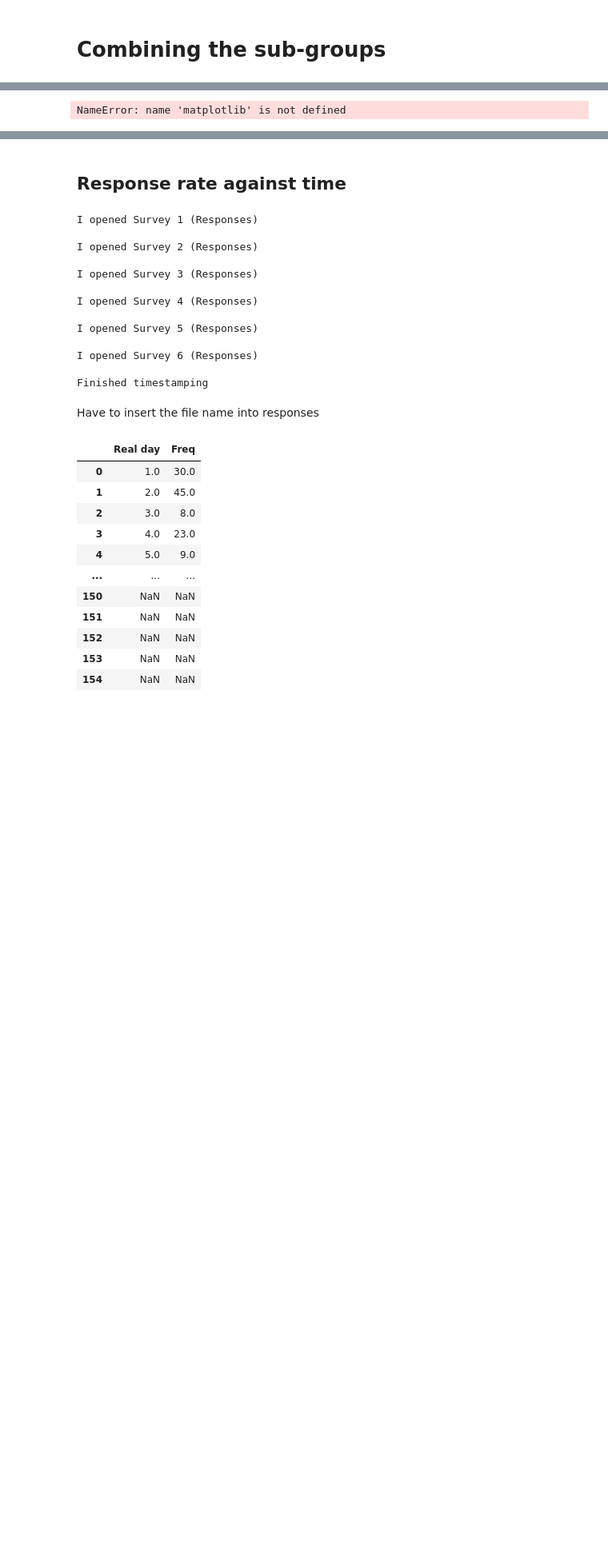
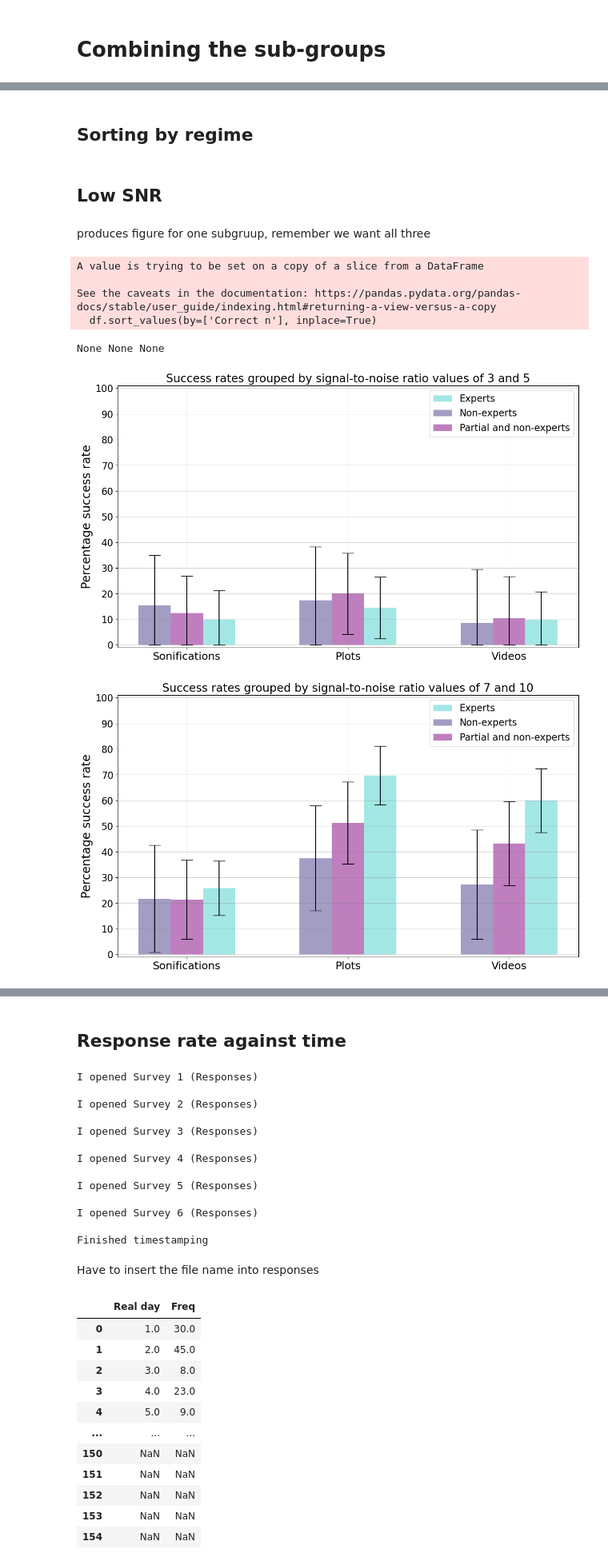
Before and after one commit to jacktuckerbrown/star-sound, a Jupyter notebook: analysis.ipynb, the cells around one changed output, grey strips where cells are left out. Shown at 80% size. Drawn from its saved outputs; the diff is of its cells as text; code cells hidden in the pictures; blank space fills up the shorter version.

Commit message:
got results for different regimes

```diff
--- a/analysis.ipynb
+++ b/analysis.ipynb
@@ -1866,0 +1723,2 @@ snr = 7, 10
+# %% [markdown]
+## Sorting by regime
@@ -1867,25 +1810,59 @@ snr = 7, 10
+# %% [markdown]
+## Low SNR
+# %% [markdown]
+produces figure for one subgruup, remember we want all three
 # %%
-matplotlib.rcParams.update({'font.size': 16})
-f, ax = plt.subplots(111,figsize=(14,8))
-ax = plt.subplot(111)
-ax.bar([x + 0.1 for x in [0,0.5,1]], [x*100 for x in suc_expert71012],
-       yerr = [x*100 for x in errsuc_expert71012], width=0.2,
-       color='mediumturquoise', align='center',alpha=0.5,capsize=10,label='Astronomers')
-ax.bar([x - 0.1 for x in [0,0.5,1]], [x*100 for x in suc_expert71012],
-       yerr = [x*100 for x in err_suc_expert71012],width=0.2,
-       color='darkslateblue', align='center',alpha=0.5,capsize=10,label='Non-astronomers')
-ax.set_xlabel("",fontsize=20)
-ax.set_ylabel("Percentage of users",fontsize=20)
-ax.legend(loc='best')
+def produce_regime_figure(regime_arr):
 
-plt.xticks([0,0.5,1],fontsize=18)
-ax.set_ylabel("Percentage success rate")
-ax.set_title("Success rate for light curves of 1,2 transits at SNR = 7,10")
-x_formatter = ticker.FixedFormatter(["Sonifications","Plots","Videos"])
-x_locator = ticker.FixedLocator([0,0.5,1])
-ax.xaxis.set_major_formatter(x_formatter)
-ax.xaxis.set_major_locator(x_locator)
-plt.gcf()
-#plt.savefig("bar of n = 1,2 transits, SNR = 7, 10.jpg")
+    suc = [extract_regime(sets_expert,regime_arr)[0],extract_regime(sets_nexpert,regime_arr)[0],extract_regime(sets_pexpert,regime_arr)[0]]
+    err = [extract_regime(sets_expert,regime_arr)[1],extract_regime(sets_nexpert,regime_arr)[1],extract_regime(sets_pexpert,regime_arr)[1]]
+
+    f, ax = plt.subplots(111,figsize=(14,8))
+    ax = plt.subplot(111)
+
+    ax.bar([x + 0.1 for x in [0,0.5,1]], suc[0],
+       yerr = error_out(suc[0],err[0]), width=0.1,
+       color='mediumturquoise', align='center',alpha=0.5,capsize=10,label='Experts')
+
+    ax.bar([x - 0.1 for x in [0,0.5,1]], suc[1],
+       yerr = error_out(suc[1],err[1]),width=0.1,
+       color='darkslateblue', align='center',alpha=0.5,capsize=10,label='Non-experts')
+
+    ax.bar([0,0.5,1], suc[2],
+       yerr = error_out(suc[2],err[2]),width=0.1,
+       color='purple', align='center',alpha=0.5,capsize=10,label='Partial and non-experts')
+
+    ax.set_xlabel("",fontsize=20)
+    ax.set_ylabel("Percentage of users",fontsize=20)
+    ax.legend(loc='best')
+
+    plt.xticks([0,0.5,1],fontsize=18)
+    plt.ylim(-1,101)
+    y_formatter = ticker.FixedFormatter(["0","10","20","30","40","50","60","70","80","90","100"])
+    y_locator = ticker.FixedLocator([0,10,20,30,40,50,60,70,80,90,100])
+    ax.grid(axis="x", color="grey", alpha=.3, linewidth=.5)
+    ax.grid(axis="y", color="grey", alpha=.5, linewidth=.5)
+    ax.set_ylabel("Percentage success rate")
+    ax.set_title("Success rates grouped by signal-to-noise ratio values of "+str(regime_arr[0])+" and "+str(regime_arr[1]))
+    x_formatter = ticker.FixedFormatter(["Sonifications","Plots","Videos"])
+    x_locator = ticker.FixedLocator([0,0.5,1])
+    ax.xaxis.set_major_formatter(x_formatter)
+    ax.xaxis.set_major_locator(x_locator)
+    ax.yaxis.set_major_formatter(y_formatter)
+    ax.yaxis.set_major_locator(y_locator)
+    plt.savefig("Success rates by regime - "+str(regime_arr)+".jpg")
+
+
+a = produce_regime_figure([3,5])
+b = produce_regime_figure([7,10])
+c = produce_regime_figure([30,100])
+
+print(a,b,c)
 # %% [output]
-NameError: name 'matplotlib' is not defined
+A value is trying to be set on a copy of a slice from a DataFrame
+
+See the caveats in the documentation: https://pandas.pydata.org/pandas-docs/stable/user_guide/indexing.html#returning-a-view-versus-a-copy
+  df.sort_values(by=['Correct n'], inplace=True)
+None None None
+[figure, added]
+[figure, added]
```
Also changed, not shown: parts of 26 cells of this notebook.
